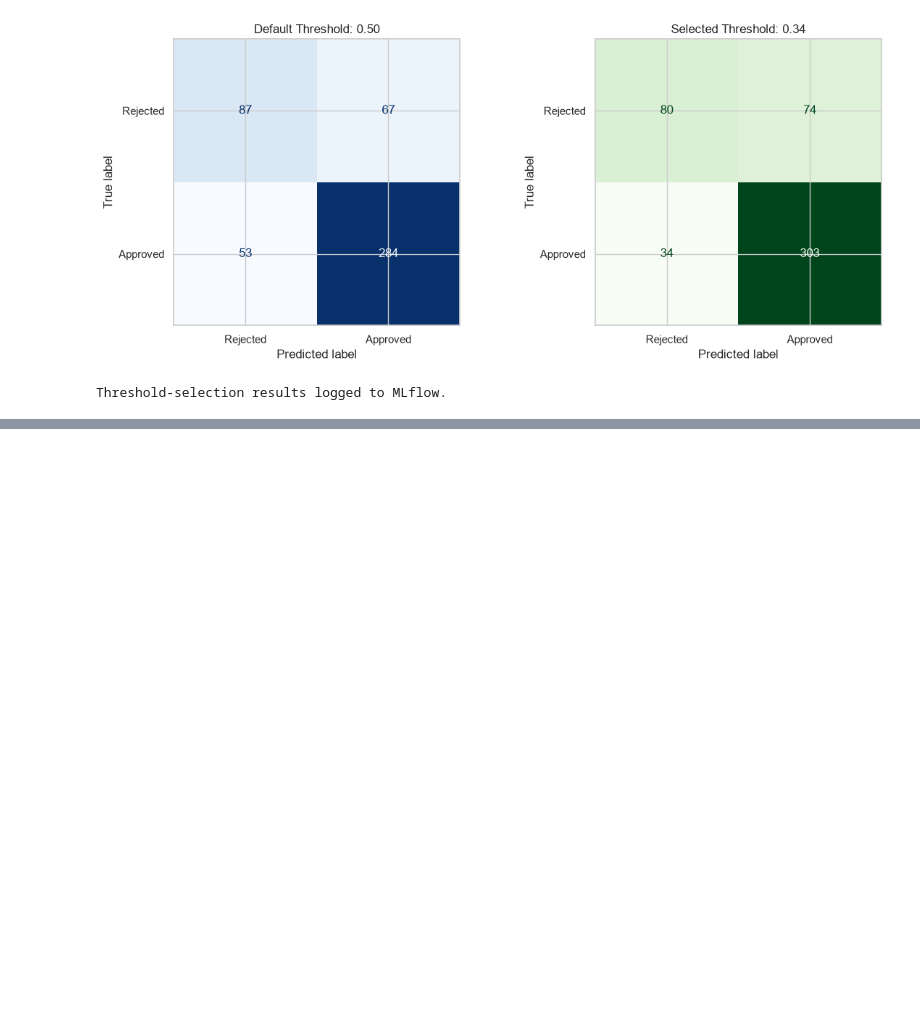
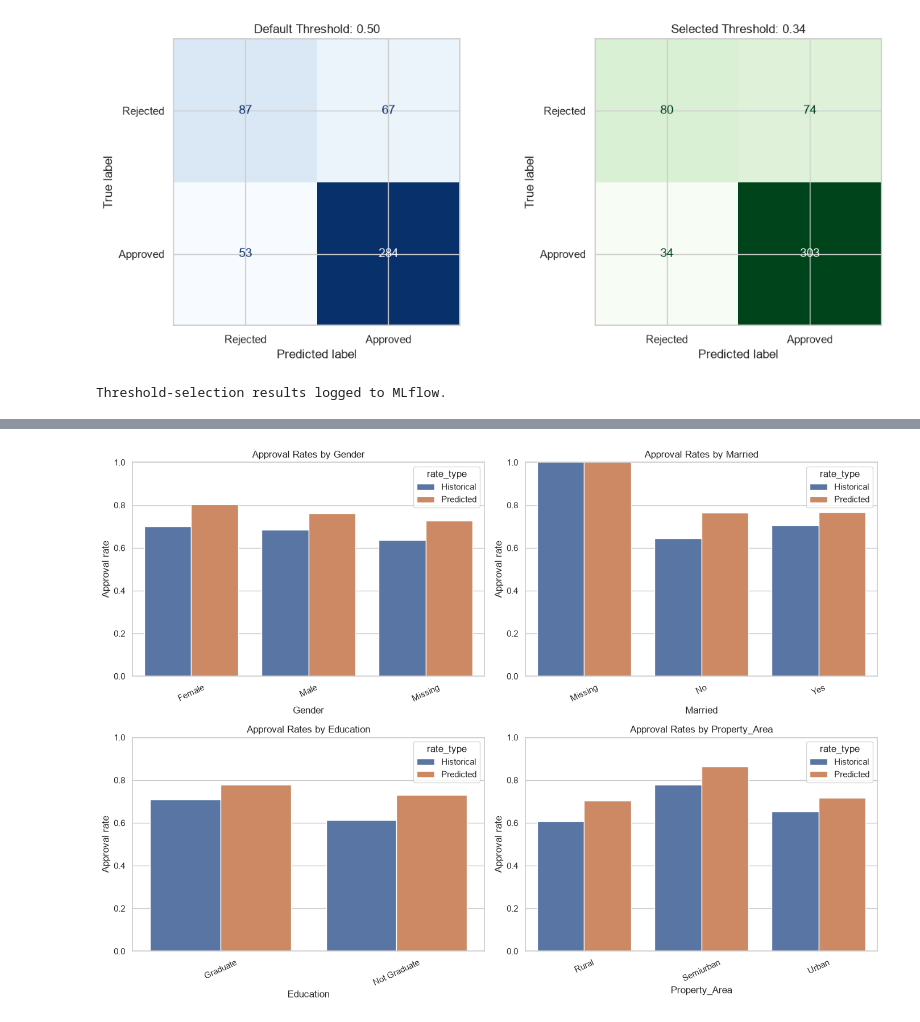
Before and after one commit to al-rafi-DSC/Loan_Approval_Predictor, a Jupyter notebook: main.ipynb, the cells around one changed output, grey strips where cells are left out. Cells and saved outputs as stored; diff of their text form; code cells hidden in the pictures; blank space fills up the shorter version.

```diff
--- a/main.ipynb
+++ b/main.ipynb
@@ -2257,0 +2427,7 @@ Threshold-selection results logged to MLflow.
+# %%
+# 11.3 Calculate Group Level  Metrcs
+def safe_divide(numerator, denominator):
+    if denominator == 0:
+        return np.nan
+
+    return numerator / denominator
@@ -2257,0 +2536,58 @@ Threshold-selection results logged to MLflow.
+# %%
+# 11.5 Visualize actual and Predicted Approval Rates
+approval_rate_plot = fairness_summary[
+    [
+        "attribute",
+        "group",
+        "historical_approval_rate",
+        "predicted_approval_rate",
+    ]
+].melt(
+    id_vars=["attribute", "group"],
+    var_name="rate_type",
+    value_name="approval_rate",
+)
+
+approval_rate_plot["rate_type"] = (
+    approval_rate_plot["rate_type"]
+    .replace({
+        "historical_approval_rate": "Historical",
+        "predicted_approval_rate": "Predicted",
+    })
+)
+
+fig, axes = plt.subplots(
+    2,
+    2,
+    figsize=(14, 10),
+)
+
+for ax, attribute in zip(
+    axes.flatten(),
+    fairness_columns,
+):
+    attribute_data = approval_rate_plot.loc[
+        approval_rate_plot["attribute"].eq(attribute)
+    ]
+
+    sns.barplot(
+        data=attribute_data,
+        x="group",
+        y="approval_rate",
+        hue="rate_type",
+        ax=ax,
+    )
+
+    ax.set(
+        title=f"Approval Rates by {attribute}",
+        xlabel=attribute,
+        ylabel="Approval rate",
+        ylim=(0, 1),
+    )
+
+    ax.tick_params(axis="x", rotation=25)
+
+plt.tight_layout()
+plt.show()
+# %% [output]
+[figure, added]
```
Also changed, not shown: parts of 35 cells of this notebook, 5 other files.
